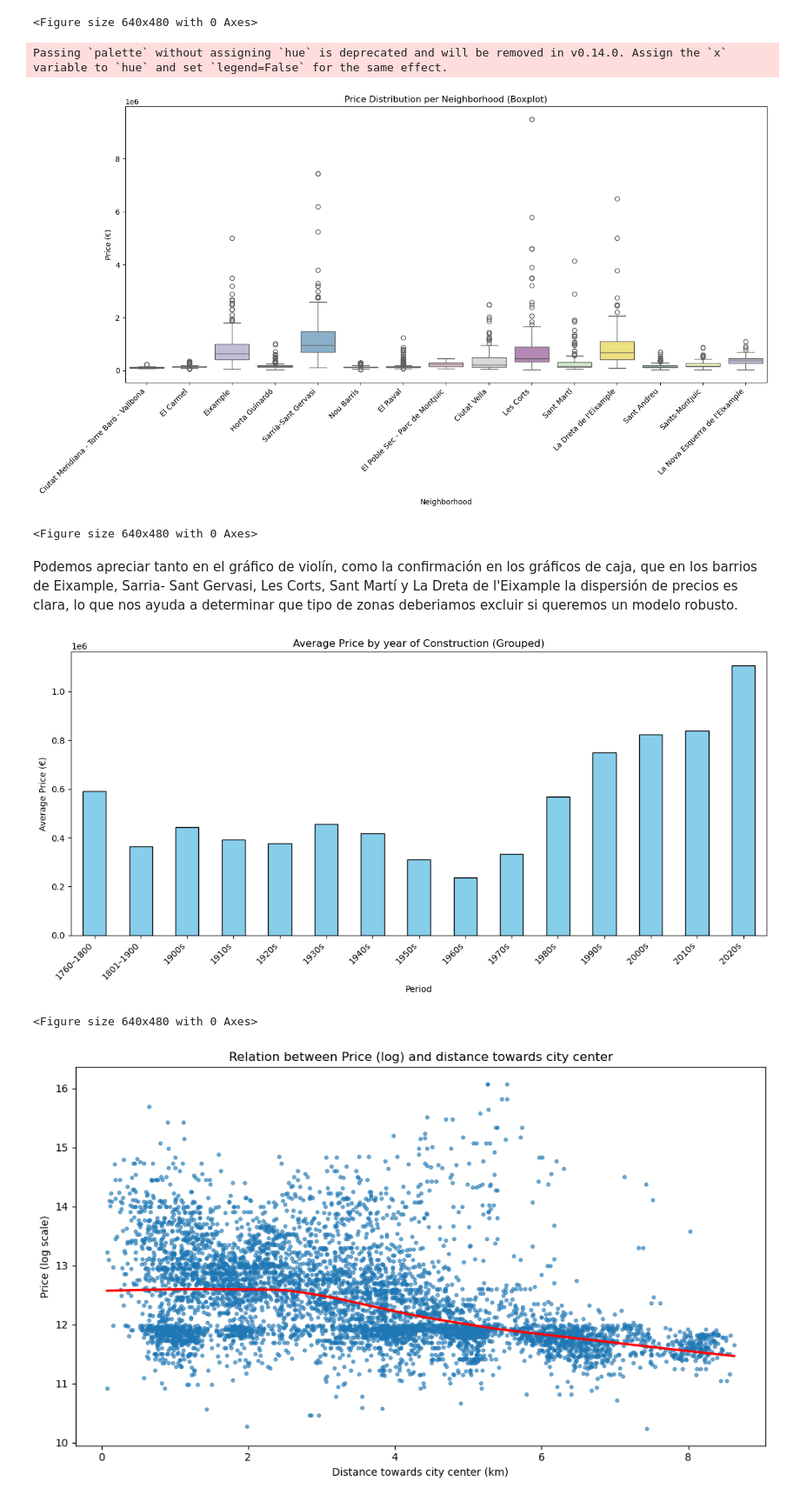
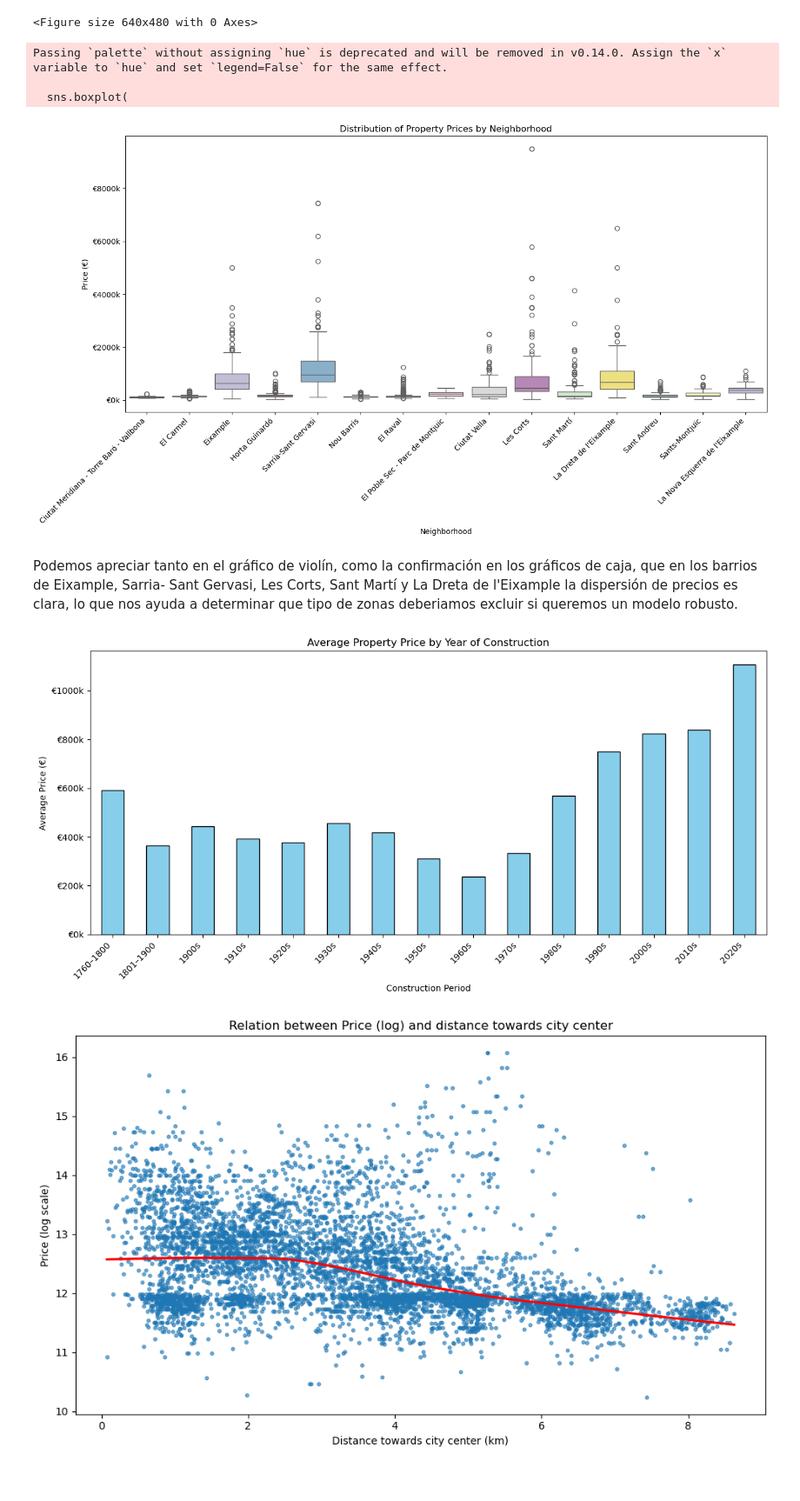
Before and after one commit to arboldeku/bcn-housing-prices, a Jupyter notebook: Code/edasalesbcn.ipynb, the cells around one changed output. Shown at 87% size. Saved outputs shown, nothing was run; the diff lists cells and outputs as text; code cells hidden in the pictures.

```diff
--- a/Code/edasalesbcn.ipynb
+++ b/Code/edasalesbcn.ipynb
@@ -291,3 +292,6 @@ Una vez hayamos aplicado esta regla, procederemos a separar los datos por "train
 # %%
 #We will create a new dataframe with the column price on a logarythmic scale
 dfbcn['log_price'] = np.log1p(dfbcn['price'])
+# %%
+dfbcn['created_at'] = pd.to_datetime(dfbcn['created_at'])
+dfbcn['last_seen'] = pd.to_datetime(dfbcn['last_seen'])
@@ -293,0 +322,14 @@ dfbcn['log_price'] = np.log1p(dfbcn['price'])
+# %%
+# Weekly average price
+dfbcn['created_week'] = dfbcn['created_at'].dt.to_period('W').dt.to_timestamp()
+avg_price_by_week = dfbcn.groupby('created_week')['price'].mean()
+
+# Plot
+plt.figure(figsize=(12, 5))
+avg_price_by_week.plot(marker='o', color='teal')
+plt.title('Average Listing Price per Week')
+plt.xlabel('Week')
+plt.ylabel('Average Price (€)')
+plt.grid(True)
+plt.tight_layout()
+plt.show()
@@ -439,25 +485,29 @@ plt.savefig('../Outputs/price_distribution_per_neighborhood.png')
 <Figure size 640x480 with 0 Axes>
 # %%
 plt.figure(figsize=(14, 8))
+
 sns.boxplot(
     data=dfbcn[dfbcn['neighborhood'].isin(top_neighs)],
     x='neighborhood',
     y='price',
     palette='Set3'
 )
+
 plt.xticks(rotation=45, ha='right')
-plt.title('Price Distribution per Neighborhood (Boxplot)')
+plt.title('Distribution of Property Prices by Neighborhood')
 plt.xlabel('Neighborhood')
 plt.ylabel('Price (€)')
+
+# Format y-axis to show prices in thousands (e.g., €350k)
+plt.gca().yaxis.set_major_formatter(mtick.FuncFormatter(lambda x, _: f'€{int(x/1e3)}k'))
+
 plt.tight_layout()
 plt.show()
-
-# Save the boxplot
-plt.savefig('../Outputs/price_distribution_per_neighborhood_boxplot.png')
 # %% [output]
 Passing `palette` without assigning `hue` is deprecated and will be removed in v0.14.0. Assign the `x` variable to `hue` and set `legend=False` for the same effect.
+
+  sns.boxplot(
-[figure, old version]
+[figure, new version]
-<Figure size 640x480 with 0 Axes>
 # %% [markdown]
 Podemos apreciar tanto en el gráfico de violín, como la confirmación en los gráficos de caja, que en los barrios de Eixample, Sarria- Sant Gervasi, Les Corts, Sant Martí y La Dreta de l'Eixample la dispersión de precios es clara, lo que nos ayuda a determinar que tipo de zonas deberiamos excluir si queremos un modelo robusto.
 # %%
@@ -468,39 +518,42 @@ def group_years(year):
     elif year <= 1800:
         return '1760–1800'
     elif year <= 1900:
         return '1801–1900'
     else:
         decade = (year // 10) * 10
         return f'{decade}s'
 
 # Crear la nueva columna
 dfbcn['year_group'] = dfbcn['year_built'].apply(group_years)
 
 # Calcular el precio medio por grupo
 avg_price_by_year_group = (
     dfbcn.groupby('year_group')['price']
     .mean()
     .reindex([
         '1760–1800', '1801–1900', '1900s', '1910s', '1920s', '1930s', '1940s', '1950s',
         '1960s', '1970s', '1980s', '1990s', '2000s', '2010s', '2020s'
     ])
 )
 
-# Graficar
 plt.figure(figsize=(12, 6))
 avg_price_by_year_group.plot(kind='bar', color='skyblue', edgecolor='black')
-plt.title('Average Price by year of Construction (Grouped)')
-plt.xlabel('Period')
+
+plt.title('Average Property Price by Year of Construction')
+plt.xlabel('Construction Period')
 plt.ylabel('Average Price (€)')
+
+# Format y-axis to show prices in thousands (e.g., €350k)
+plt.gca().yaxis.set_major_formatter(mtick.FuncFormatter(lambda x, _: f'€{int(x/1e3)}k'))
+
 plt.xticks(rotation=45, ha='right')
 plt.tight_layout()
 plt.show()
 
 # Save the bar chart for average price by year group
-plt.savefig('../Outputs/average_price_by_year_group.png')
+# plt.savefig('../Outputs/average_price_by_year_group.png')
 # %% [output]
-[figure, old version]
+[figure, new version]
-<Figure size 640x480 with 0 Axes>
 # %%
 # Aplicamos la transformación logarítmica a la columna 'price'
 dfbcn['log_price'] = np.log(dfbcn['price'])
```
Also changed, not shown: parts of 13 cells of this notebook, 10 other files.
